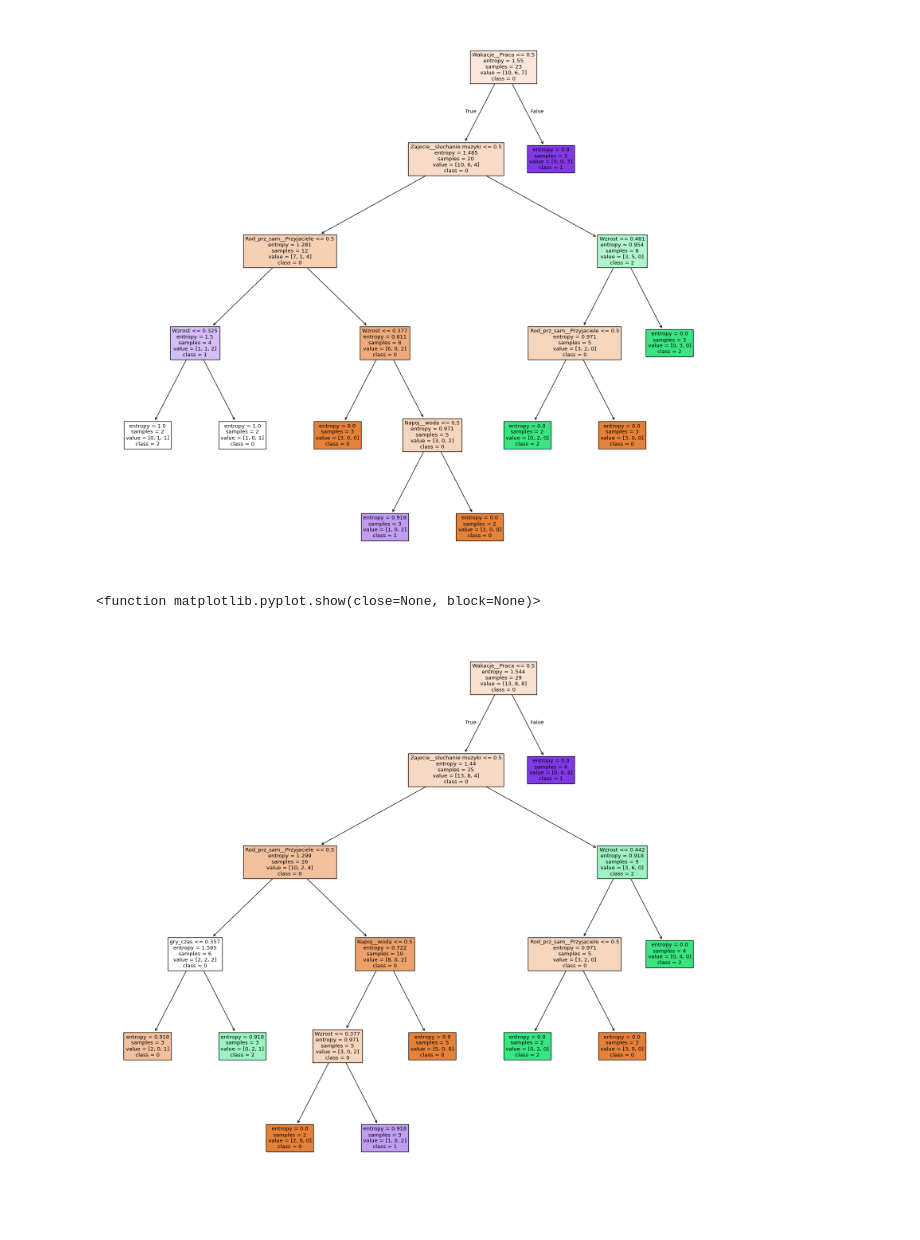
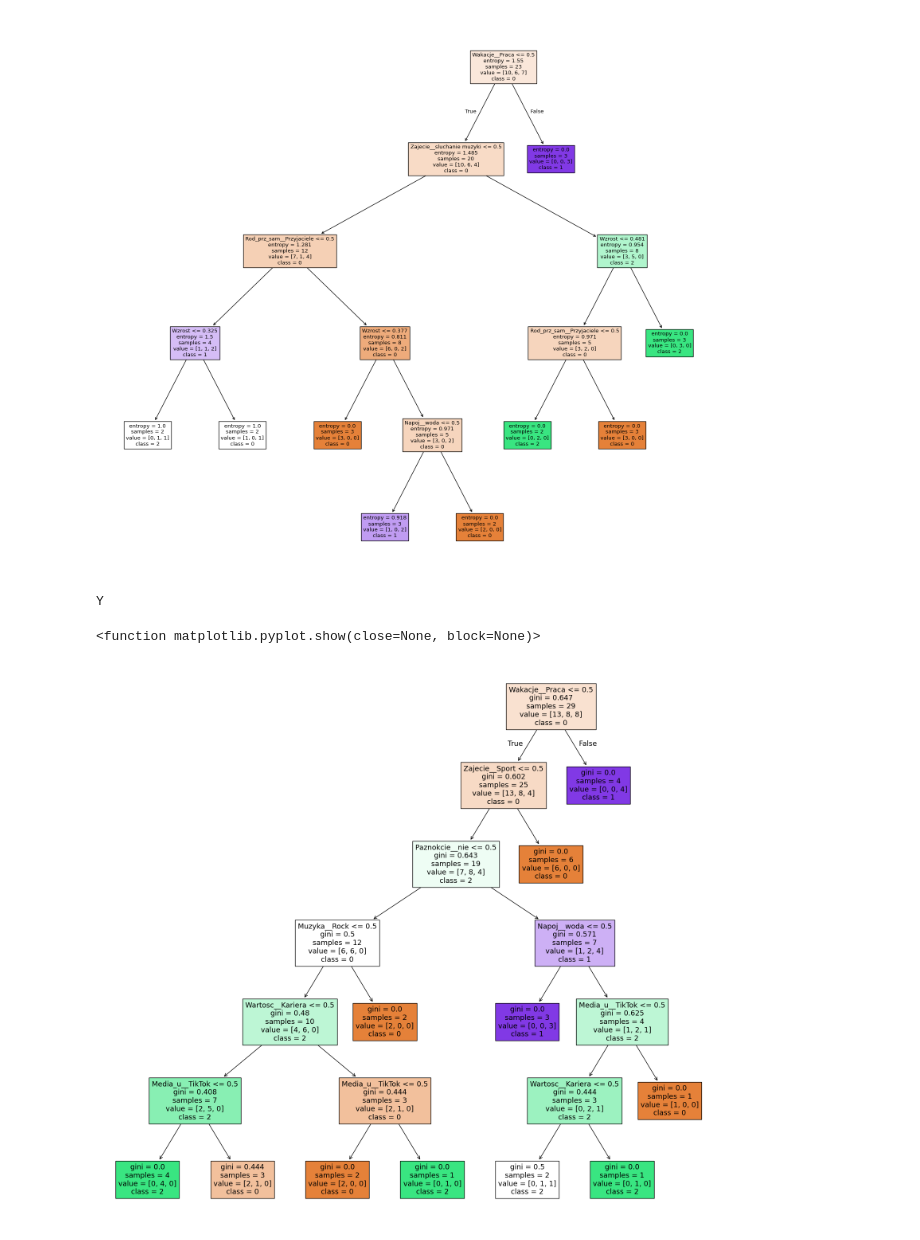
Before and after one commit to MateuszMisz/projekt_ml, a Jupyter notebook: Decision_tree.ipynb, the cells around one changed output. Cells and saved outputs as stored; diff of their text form; code cells hidden in the pictures.

```diff
--- a/Decision_tree.ipynb
+++ b/Decision_tree.ipynb
@@ -6,12 +6,12 @@ from sklearn.metrics import accuracy_score,f1_score,precision_score,recall_score
 from sklearn.model_selection import GridSearchCV, RandomizedSearchCV
 from sklearn.preprocessing import MinMaxScaler
 # %%
-df=pd.read_csv('./res/df_inne_choosen')
+df=pd.read_csv('./res/df_inne_choosen_entropy')
 print(df.columns)
 X=df.drop(['Moda'],axis=1)
 y=df['Moda']
 scaler=MinMaxScaler()
 X_scaled=pd.DataFrame(scaler.fit_transform(X),columns=X.columns)
 print(X.columns)
-X=X_scaled
+X=pd.DataFrame(X_scaled,columns=X.columns)
 # %% [output]
@@ -98,16 +135,20 @@ plt.show()
 # %% [output]
 [figure]
 # %%
-final_tree=DecisionTreeClassifier(** {'criterion': 'entropy', 'max_depth': 14, 'min_impurity_decrease': 0.03333333333333333, 'min_samples_leaf': 2, 'min_samples_split': 2}
+import matplotlib.pyplot as plt
+from sklearn.tree import plot_tree
+final_tree=DecisionTreeClassifier(**{'criterion': 'gini', 'max_depth': 6, 'min_impurity_decrease': 0.0, 'min_samples_leaf': 1, 'min_samples_split': 3}
+)
+final_tree.fit(X,y)
+targe_values=df['Moda'].unique()
 
-,random_state=5)
-final_tree.fit(X,y)
 plt.figure(figsize=(20, 18))
-
+print("Y")
 plot_tree(final_tree,filled=True,feature_names=X.columns,class_names=[str(int(x)) for x in targe_values])
 plt.show
 # %% [output]
-<function matplotlib.pyplot.show(close=None, block=None)>
+Y
+<function matplotlib.pyplot.show(close=None, block=None)>
-[figure, old version]
+[figure, new version]
 # %%
 from joblib import dump
```
Also changed, not shown: parts of 7 cells of this notebook, 15 other files.
